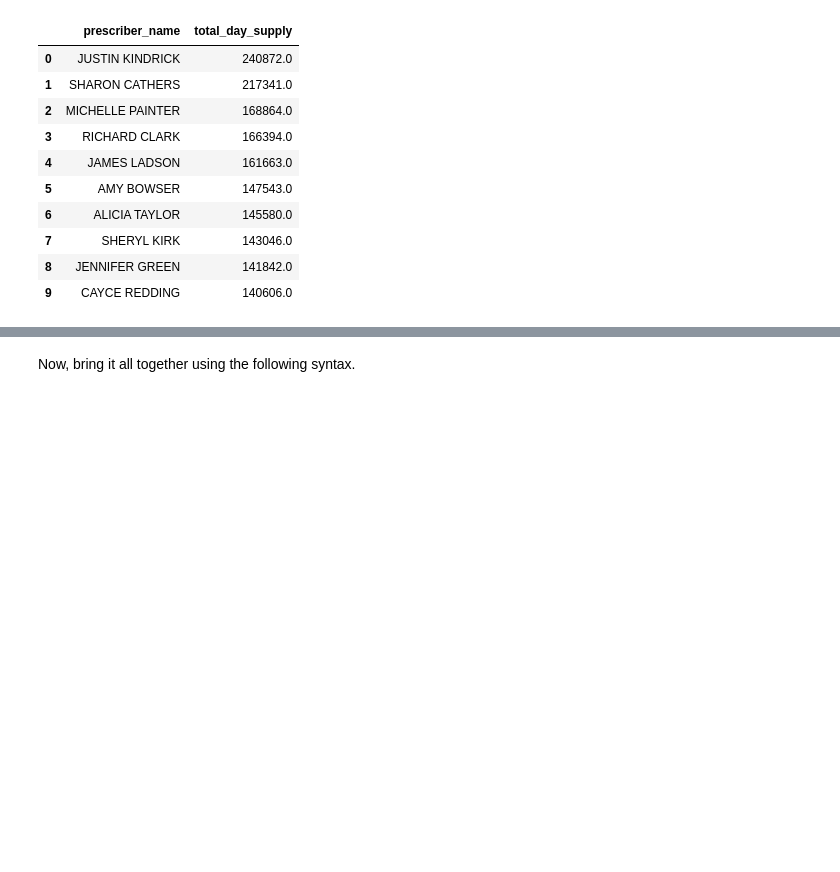
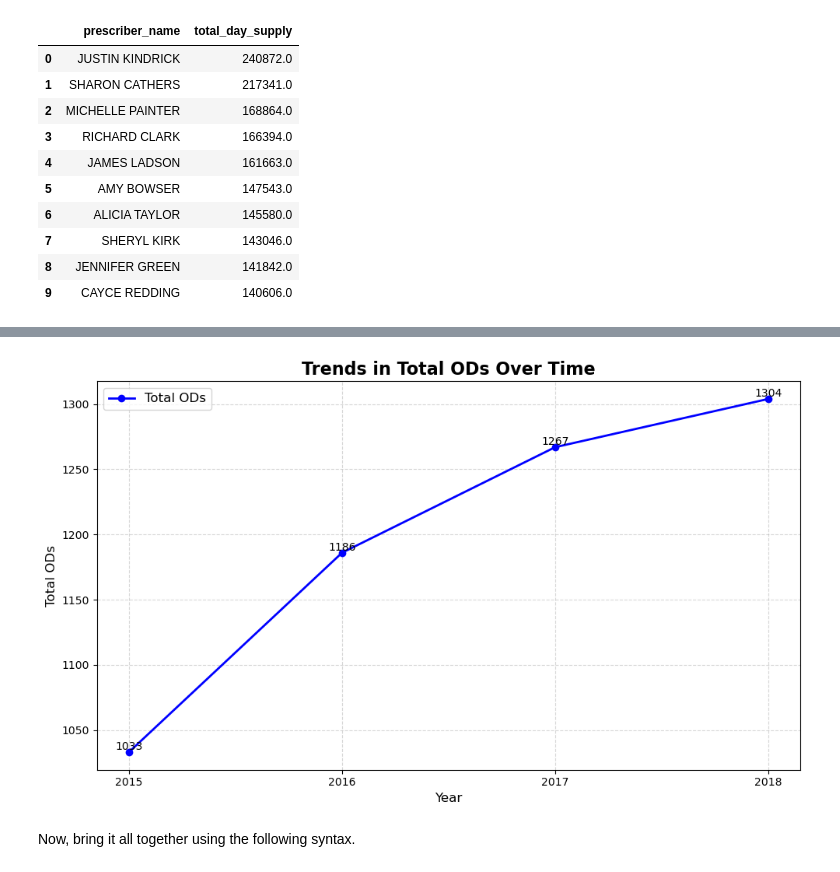
Before and after one commit to NSS-Data-Analytics-Cohort-13/prescribers-python-project-team_scrooged, a Jupyter notebook: notebooks/prescribers.ipynb, the cells around one changed output, grey strips where cells are left out. Drawn from its saved outputs; the diff is of its cells as text; code cells hidden in the pictures; blank space fills up the shorter version.

```diff
--- a/notebooks/prescribers.ipynb
+++ b/notebooks/prescribers.ipynb
@@ -209,3 +242,39 @@ plt.xticks(odtrend['year'])
+# %%
+import matplotlib.pyplot as plt
+
+# Sort the DataFrame by year (if not already sorted)
+odtrend = odtrend.sort_values(by='year')
+
+# Create the line chart
+plt.figure(figsize=(10, 6))
+plt.plot(odtrend['year'], odtrend['total_ods'], marker='o', linestyle='-', color='blue', linewidth=2, label='Total ODs')
+
+# Add labels and title
+plt.xlabel('Year', fontsize=12)
+plt.ylabel('Total ODs', fontsize=12)
+plt.title('Trends in Total ODs Over Time', fontsize=16, fontweight='bold')
+
+# Add numeric values at each point
+for x, y in zip(odtrend['year'], odtrend['total_ods']):
+    plt.text(x, y, f'{y}', fontsize=10, ha='center', va='bottom')
+
+# Add gridlines for readability
+plt.grid(True, linestyle='--', alpha=0.5)
+
+# Adjust ticks
+plt.xticks(odtrend['year'], fontsize=10)
+plt.yticks(fontsize=10)
+
+# Add a legend
+plt.legend(fontsize=12)
+
+# Optimize layout
+plt.tight_layout()
+
+# Display the chart
+plt.show()
+# %% [output]
+[figure, added]
 # %%
 #Question 4
 
```
Also changed, not shown: parts of 14 cells of this notebook, 1 other file.
